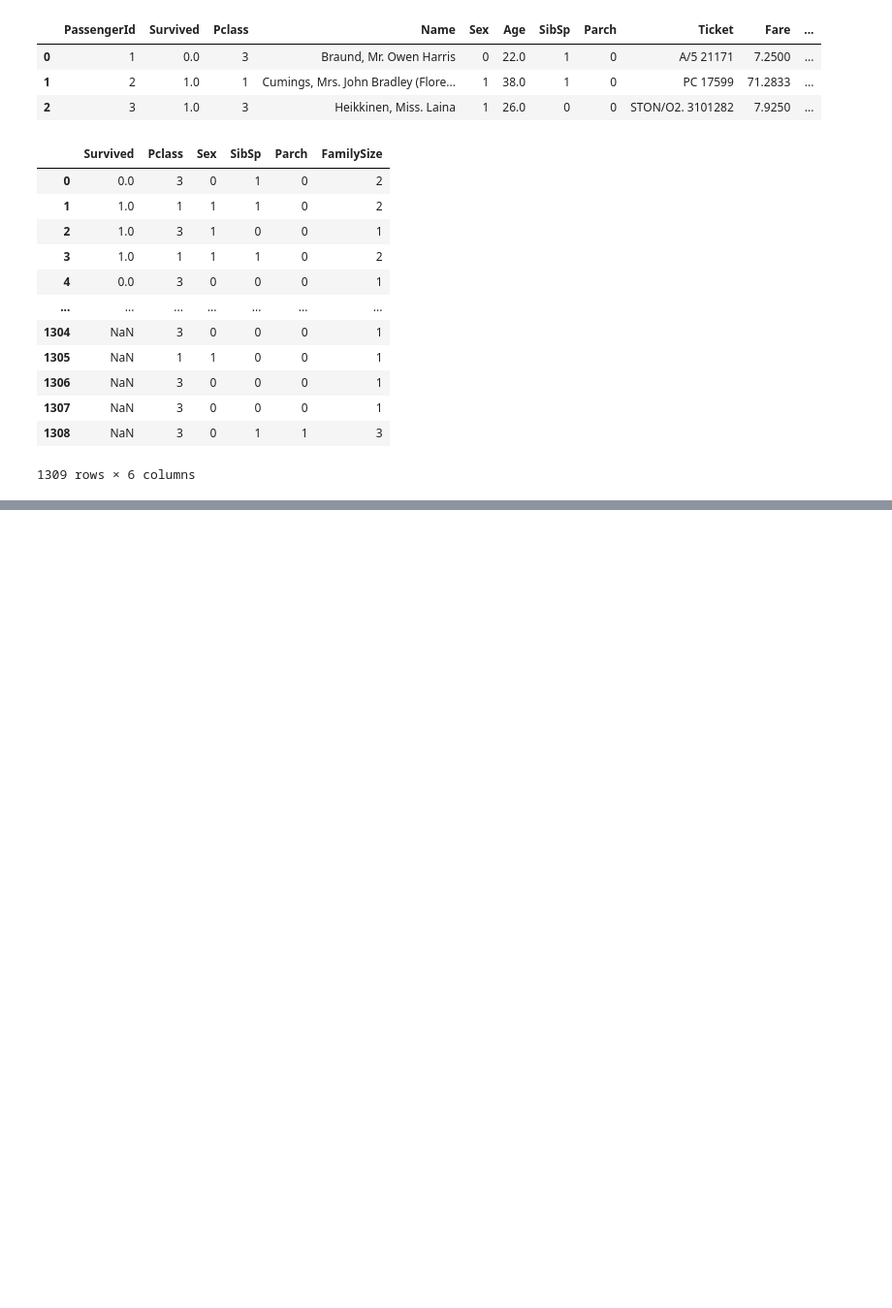
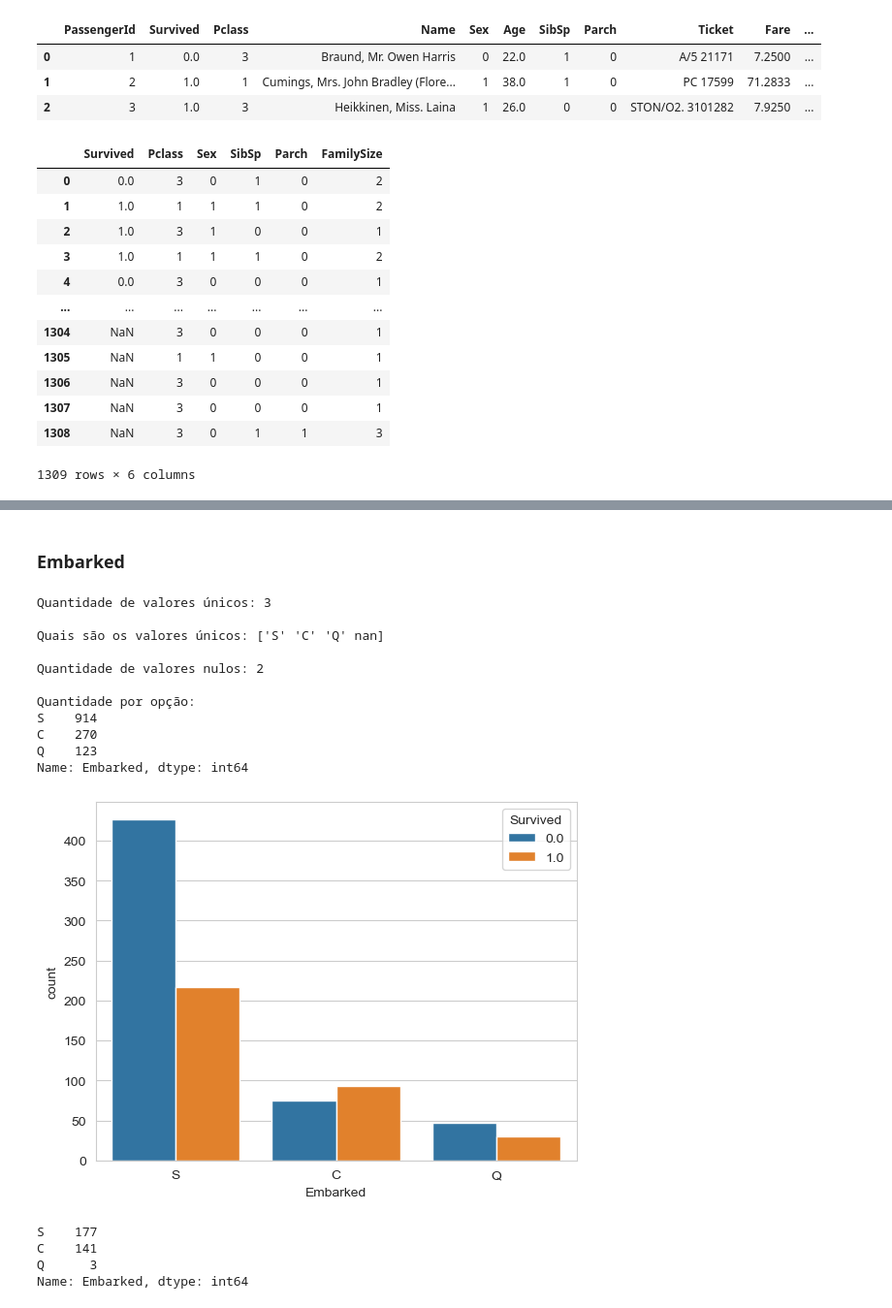
Before and after one commit to Alicia-Alexia/kaggle_titanic, a Jupyter notebook: Untitled.ipynb, the cells around one changed output, grey strips where cells are left out. Shown at 97% size. Saved outputs shown, nothing was run; the diff lists cells and outputs as text; code cells hidden in the pictures; blank space fills up the shorter version.

```diff
--- a/Untitled.ipynb
+++ b/Untitled.ipynb
@@ -341,0 +377,4 @@ df
+# %%
+# preenche os valores faltantes na coluna 'Fare' com a média dos valores da classe 3
+titanic_df['Fare'].fillna(titanic_df[titanic_df['Pclass'] == 3]['Fare'].mean()  , inplace = True)
+titanic_df.isnull().sum()
@@ -341,0 +414,25 @@ df
+# %% [markdown]
+### Embarked
+# %%
+titanic_func(titanic_df, 'Embarked')
+# %% [output]
+Quantidade de valores únicos: 3
+
+Quais são os valores únicos: ['S' 'C' 'Q' nan]
+
+Quantidade de valores nulos: 2
+
+Quantidade por opção:
+S    914
+C    270
+Q    123
+Name: Embarked, dtype: int64
+[figure, added]
+# %%
+# verifica
+titanic_df[titanic_df['Pclass'] == 1]['Embarked'].value_counts()
+# %% [output]
+S    177
+C    141
+Q      3
+Name: Embarked, dtype: int64
```
Also changed, not shown: parts of 8 cells of this notebook.
